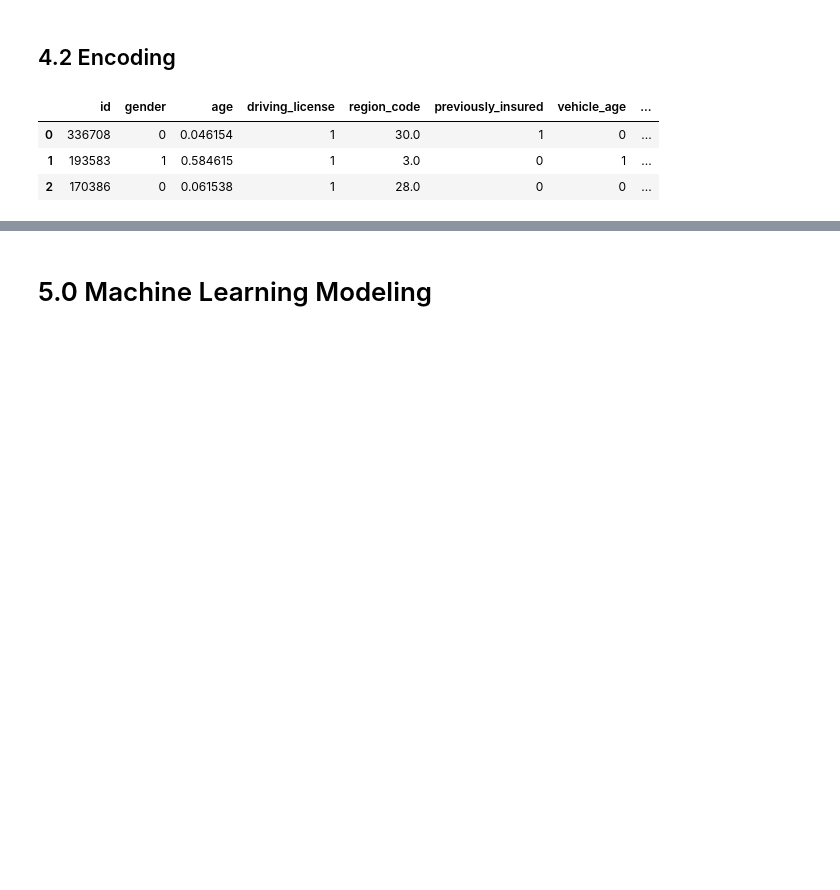
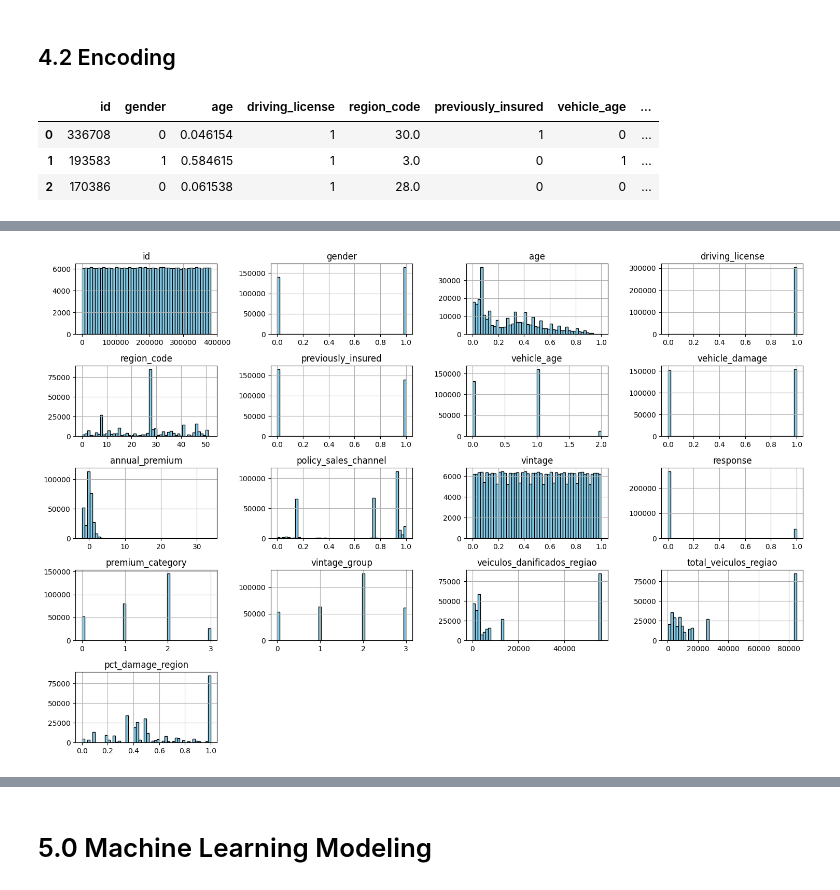
Before and after one commit to RafaelLuckner/Propensao_Compra, a Jupyter notebook: propensao_projeto.ipynb, the cells around one changed output, grey strips where cells are left out. Cells and saved outputs as stored; diff of their text form; code cells hidden in the pictures; blank space fills up the shorter version.

```diff
--- a/propensao_projeto.ipynb
+++ b/propensao_projeto.ipynb
@@ -695,20 +690,20 @@ df3['vehicle_damage'] = le.fit_transform(df3['vehicle_damage'])
 
 df3['vehicle_age'] = df3['vehicle_age'].apply(lambda x: 0 if x=='< 1 Year'
                                                    else 1 if x=='1-2 Year'
-                                                   else 2 if x=='>2 Years'
+                                                   else 2 if x=='> 2 Years'
                                                    else x)
 
 df3['premium_category'] = df3['premium_category'].apply(lambda x: 0 if x=='Baixo\n(0:10000)'
                                                              else 1 if x=='Médio\n(10000:30000)'
                                                              else 2 if x=='Alto\n(30000:50000)'
                                                              else 3 if x=='Muito Alto\n(50000:)'
-                                                             else x)
+                                                             else x).astype(int)
 
 df3['vintage_group'] = df3['vintage_group'].apply(lambda x: 0 if x=='Recente\n(0:60)dias'
                                                        else 1 if x=='Intermediário\n(60:120)'
                                                        else 2 if x=='Longo\n(120:240)'
                                                        else 3 if x=='Muito Longo\n(240:)'
-                                                       else x)
+                                                       else x).astype(int)
 
 df3.head(3)
 # %% [output]
@@ -718,0 +734,5 @@ df3.head(3)
+# %%
+df3.hist(bins=50, figsize=(15, 10), color='skyblue', edgecolor='black')
+plt.tight_layout()
+# %% [output]
+[figure, added]
```
Also changed, not shown: parts of 37 cells of this notebook, 1 other file.
